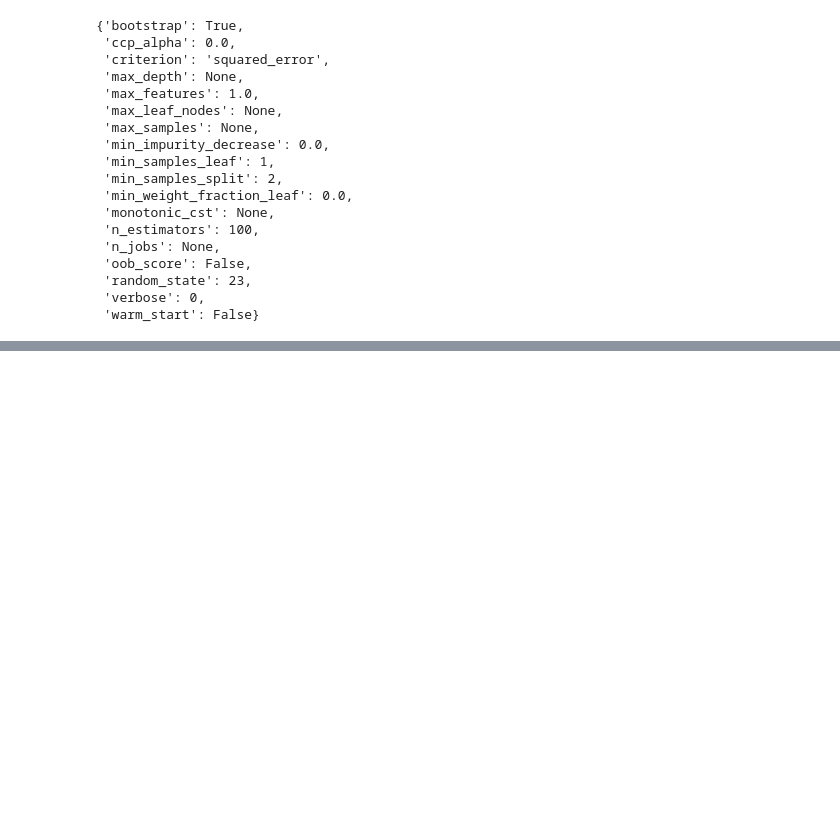
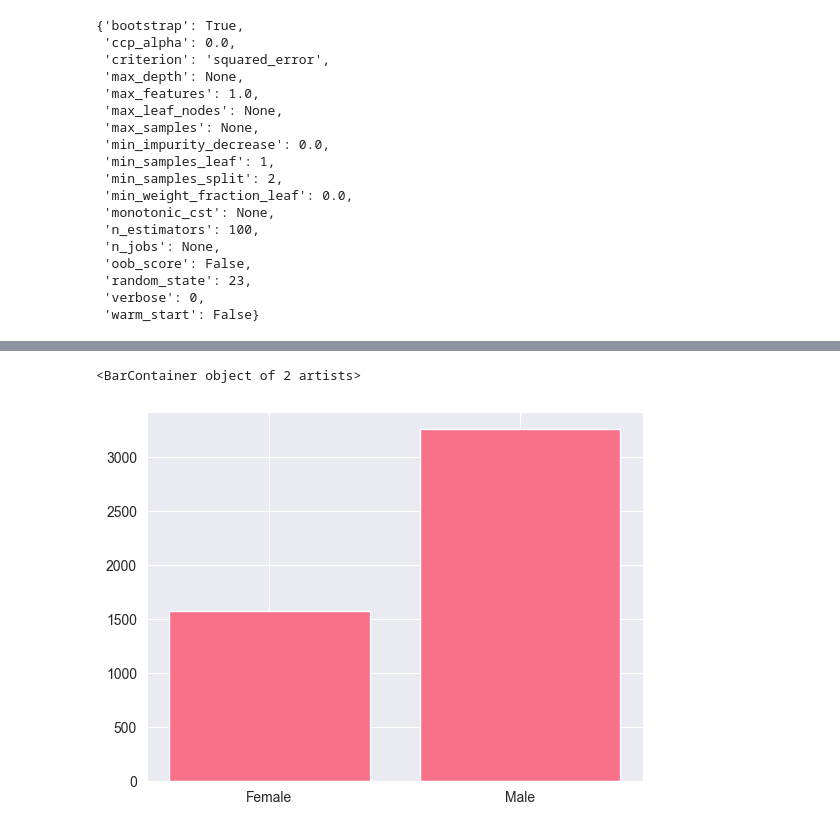
Before and after one commit to Muyiiwaa/machine_learning_notes, a Jupyter notebook: supervised_learning/random_forest.ipynb, the cells around one changed output, grey strips where cells are left out. Drawn from its saved outputs; the diff is of its cells as text; code cells hidden in the pictures; blank space fills up the shorter version.

```diff
--- a/supervised_learning/random_forest.ipynb
+++ b/supervised_learning/random_forest.ipynb
@@ -121,0 +290,7 @@ data_flower.head()
+# %%
+temp_data = data[['sex','total_bill']].groupby(by='sex').sum()
+temp_data.reset_index(inplace=True)
+plt.bar(x = temp_data['sex'], height = temp_data['total_bill'])
+# %% [output]
+<BarContainer object of 2 artists>
+[figure, added]
```
Also changed, not shown: parts of 22 cells of this notebook.
